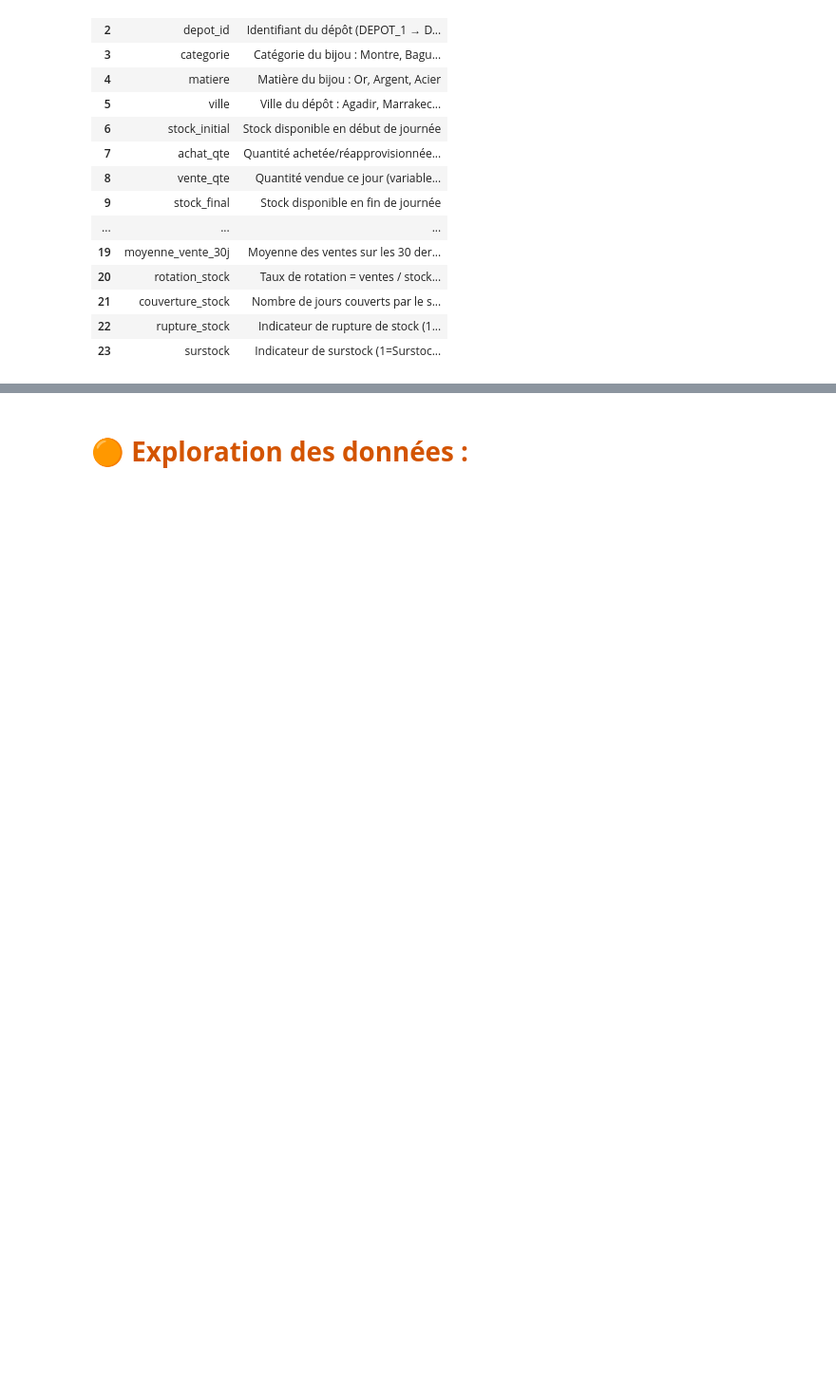
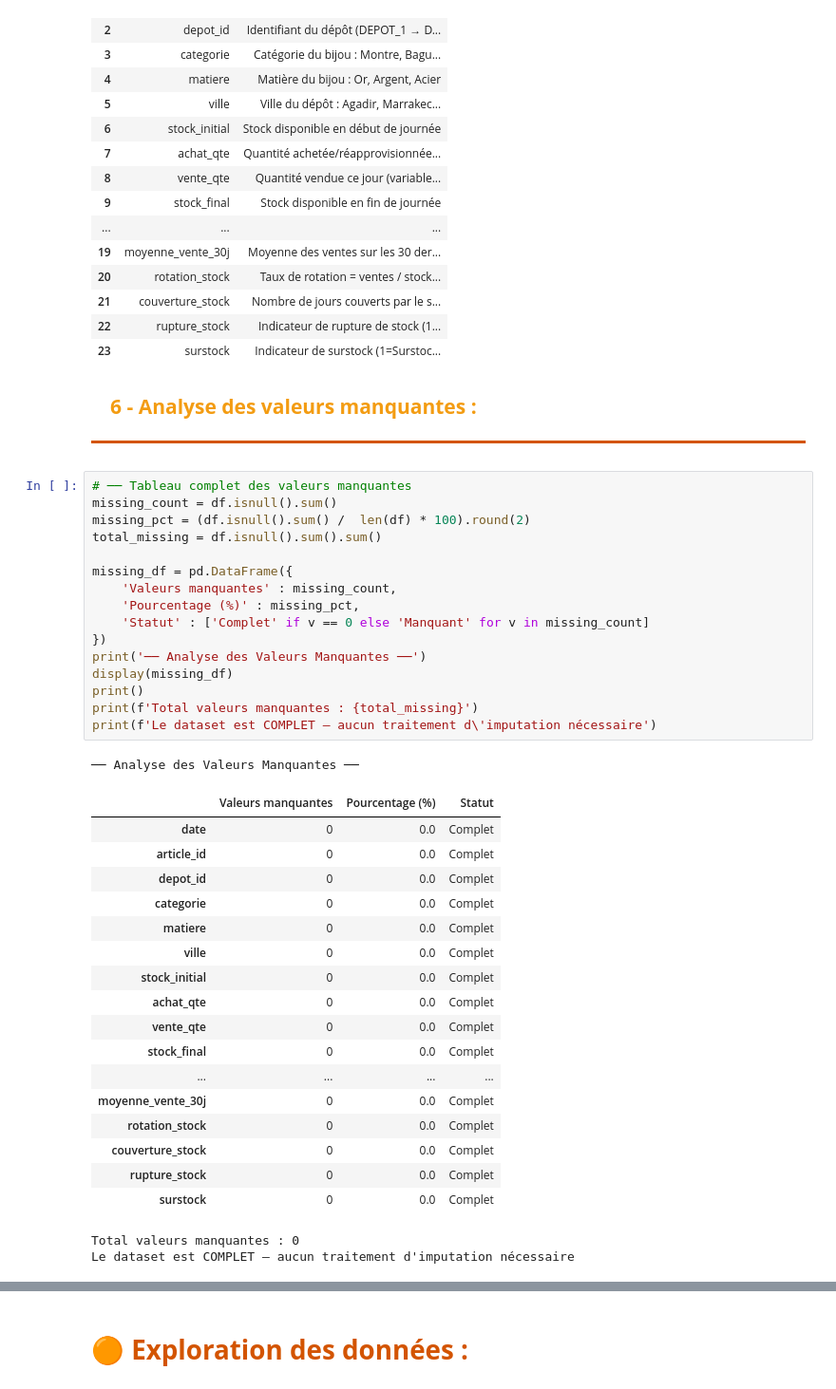
Before and after one commit to salmaIKSOD/Intelligent-Stock-Optimization-Platform, a Jupyter notebook: Notebooks/Stock.ipynb, the cells around one changed output, grey strips where cells are left out. Shown at 95% size. Cells and saved outputs as stored; diff of their text form; blank space fills up the shorter version.

```diff
--- a/Notebooks/Stock.ipynb
+++ b/Notebooks/Stock.ipynb
@@ -266,3 +266,46 @@ display(df_dict)
 | 21 | couverture_stock | Nombre de jours couverts par le s... |
 | 22 | rupture_stock | Indicateur de rupture de stock (1... |
 | 23 | surstock | Indicateur de surstock (1=Surstoc... |
+# %% [markdown]
+<div style="background: linear-gradient(to right, #D3540020, #FEF5E8); padding: 12px 20px; border-bottom: 3px solid #D35400; max-width: 1350px; font-family: 'Times New Roman'; margin-bottom: 15px;">
+    <p style="font-family: 'Times New Roman'; font-size: 1.4em; font-weight: bold; color: #F39C12; margin: 0; text-shadow: 0 0 2px rgba(211,84,0,0.2);">
+         6 - Analyse des valeurs manquantes :
+    </p>
+</div>
+# %%
+# ── Tableau complet des valeurs manquantes
+missing_count = df.isnull().sum()
+missing_pct = (df.isnull().sum() /  len(df) * 100).round(2)
+total_missing = df.isnull().sum().sum()
+
+missing_df = pd.DataFrame({
+    'Valeurs manquantes' : missing_count,
+    'Pourcentage (%)' : missing_pct,
+    'Statut' : ['Complet' if v == 0 else 'Manquant' for v in missing_count]
+})
+print('── Analyse des Valeurs Manquantes ──')
+display(missing_df)
+print()
+print(f'Total valeurs manquantes : {total_missing}')
+print(f'Le dataset est COMPLET — aucun traitement d\'imputation nécessaire')
+# %% [output]
+── Analyse des Valeurs Manquantes ──
+|  | Valeurs manquantes | Pourcentage (%) | Statut |
+| date | 0 | 0.0 | Complet |
+| article_id | 0 | 0.0 | Complet |
+| depot_id | 0 | 0.0 | Complet |
+| categorie | 0 | 0.0 | Complet |
+| matiere | 0 | 0.0 | Complet |
+| ville | 0 | 0.0 | Complet |
+| stock_initial | 0 | 0.0 | Complet |
+| achat_qte | 0 | 0.0 | Complet |
+| vente_qte | 0 | 0.0 | Complet |
+| stock_final | 0 | 0.0 | Complet |
+| ... | ... | ... | ... |
+| moyenne_vente_30j | 0 | 0.0 | Complet |
+| rotation_stock | 0 | 0.0 | Complet |
+| couverture_stock | 0 | 0.0 | Complet |
+| rupture_stock | 0 | 0.0 | Complet |
+| surstock | 0 | 0.0 | Complet |
+Total valeurs manquantes : 0
+Le dataset est COMPLET — aucun traitement d'imputation nécessaire
```
Also changed, not shown: parts of 9 cells of this notebook, 1 other file.
